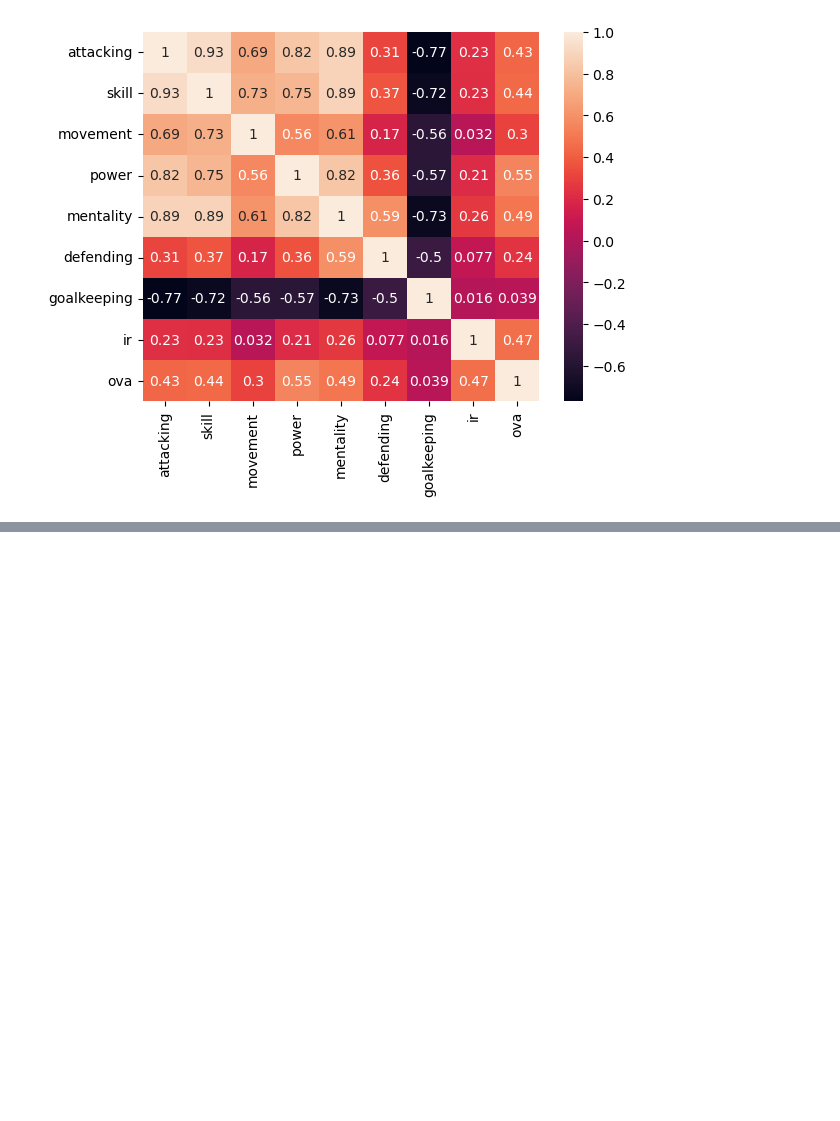
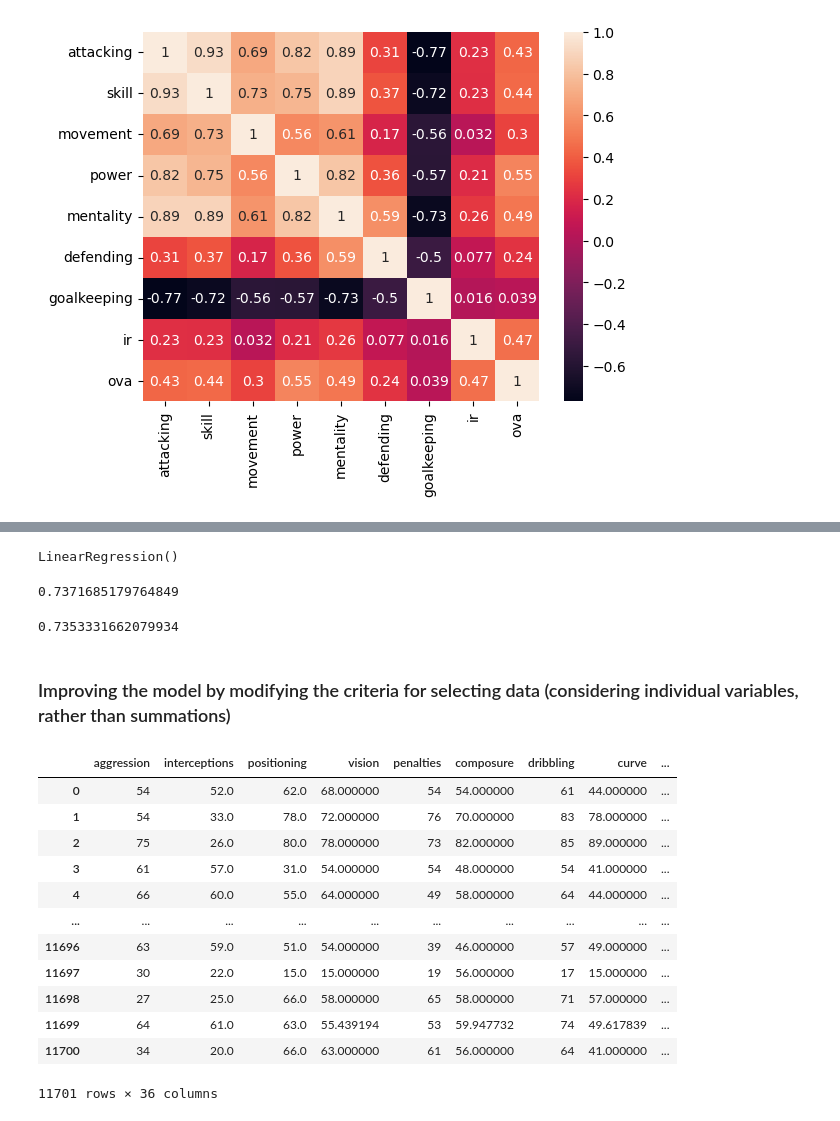
Before and after one commit to laiagomezmessia/Fifa_21_Project, a Jupyter notebook: Fifa21_Project.ipynb, the cells around one changed output, grey strips where cells are left out. Drawn from its saved outputs; the diff is of its cells as text; code cells hidden in the pictures; blank space fills up the shorter version.

```diff
--- a/Fifa21_Project.ipynb
+++ b/Fifa21_Project.ipynb
@@ -400,0 +386,54 @@ r2_score(y_test, predictions_test_impr_2)
+# %%
+lm_impr_2 = linear_model.LinearRegression()
+lm_impr_2.fit(X_train,y_train)
+# %% [output]
+LinearRegression()
+# %%
+predictions_impr_2 = lm_impr_2.predict(X_train)
+r2_score(y_train, predictions_impr_2)
+# %% [output]
+0.7371685179764849
+# %%
+predictions_test_impr_2 = lm_impr_2.predict(X_test)
+r2_score(y_test, predictions_test_impr_2)
+# %% [output]
+0.7353331662079934
+# %% [markdown]
+### Improving the model by modifying the criteria for selecting data (considering individual variables, rather than summations)
+# %%
+df3 = pd.read_csv('./fifa21_train.csv')
+
+def preprocess2(df):
+    df = df.drop_duplicates()
+    df.columns = df.columns.str.lower().str.replace(' ','_')
+    df['ir'] = pd.to_numeric(df['ir'].str.rstrip('★'), errors='coerce')
+    desired_columns = ['aggression', 'interceptions', 'positioning',  'vision', 'penalties', 'composure', 'dribbling','curve', 'fk_accuracy', 'long_passing', 'ball_control', 'defending', 'standing_tackle', 'sliding_tackle', 'acceleration', 'sprint_speed', 'agility', 'reactions', 'balance', 'gk_diving', 'gk_handling', 'gk_kicking', 'gk_positioning', 'gk_reflexes', 'shot_power', 'jumping', 'stamina', 'strength', 'long_shots', 'ir', 'crossing', 'finishing', 'heading_accuracy', 'short_passing', 'volleys', 'ova']
+    df = df.loc[:, desired_columns]
+    df['interceptions'].fillna(df['interceptions'].mean(), inplace=True)
+    df['positioning'].fillna(df['positioning'].mean(), inplace=True)
+    df['composure'].fillna(df['composure'].mean(), inplace=True)
+    df['vision'].fillna(df['vision'].mean(), inplace=True)
+    df['curve'].fillna(df['curve'].mean(), inplace=True)
+    df['sliding_tackle'].fillna(df['sliding_tackle'].mean(), inplace=True)
+    df['agility'].fillna(df['agility'].mean(), inplace=True)
+    df['balance'].fillna(df['balance'].mean(), inplace=True)
+    df['jumping'].fillna(df['jumping'].mean(), inplace=True)
+    df['volleys'].fillna(df['volleys'].mean(), inplace=True)
+    return df
+
+df3 = preprocess2(df3)
+df3
+# %% [output]
+|  | aggression | interceptions | positioning | vision | penalties | composure | dribbling | curve | ... |
+| 0 | 54 | 52.0 | 62.0 | 68.000000 | 54 | 54.000000 | 61 | 44.000000 | ... |
+| 1 | 54 | 33.0 | 78.0 | 72.000000 | 76 | 70.000000 | 83 | 78.000000 | ... |
+| 2 | 75 | 26.0 | 80.0 | 78.000000 | 73 | 82.000000 | 85 | 89.000000 | ... |
+| 3 | 61 | 57.0 | 31.0 | 54.000000 | 54 | 48.000000 | 54 | 41.000000 | ... |
+| 4 | 66 | 60.0 | 55.0 | 64.000000 | 49 | 58.000000 | 64 | 44.000000 | ... |
+| ... | ... | ... | ... | ... | ... | ... | ... | ... | ... |
+| 11696 | 63 | 59.0 | 51.0 | 54.000000 | 39 | 46.000000 | 57 | 49.000000 | ... |
+| 11697 | 30 | 22.0 | 15.0 | 15.000000 | 19 | 56.000000 | 17 | 15.000000 | ... |
+| 11698 | 27 | 25.0 | 66.0 | 58.000000 | 65 | 58.000000 | 71 | 57.000000 | ... |
+| 11699 | 64 | 61.0 | 63.0 | 55.439194 | 53 | 59.947732 | 74 | 49.617839 | ... |
+| 11700 | 34 | 20.0 | 66.0 | 63.000000 | 61 | 56.000000 | 64 | 41.000000 | ... |
+11701 rows × 36 columns
```
Also changed, not shown: parts of 74 cells of this notebook, 1 other file.
